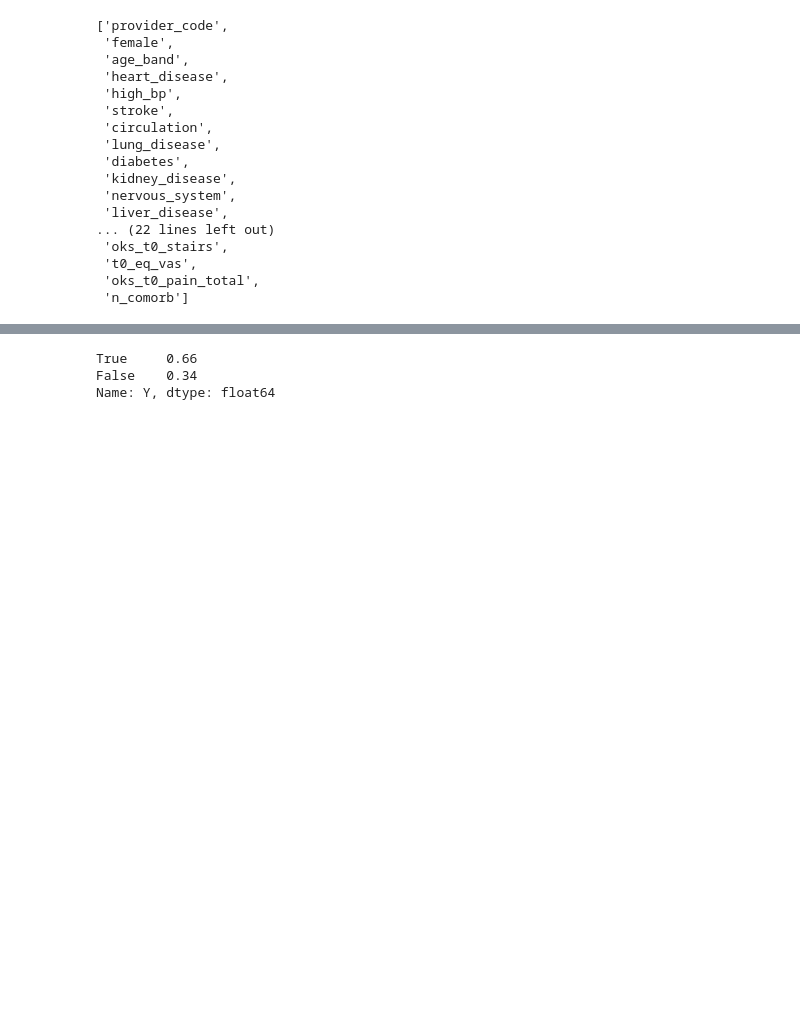
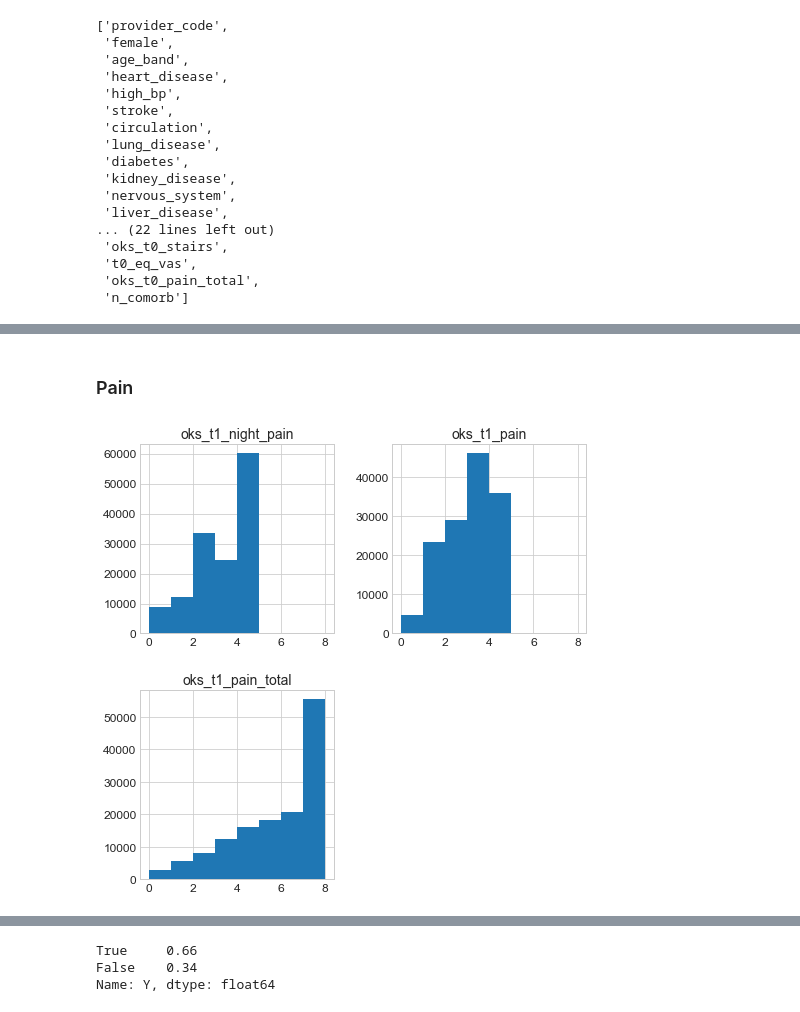
Before and after one commit to EAISI/application-project-nhs-proms, a Jupyter notebook: notebooks/2.0-data-preparation.ipynb, the cells around one changed output, grey strips where cells are left out. Saved outputs shown, nothing was run; the diff lists cells and outputs as text; code cells hidden in the pictures; blank space fills up the shorter version.

Commit message:
add nightingale outcome method to day 2 notebook
Former-commit-id: 16e062464a71a1a187f8975e8dae2b805fba872f

```diff
--- a/notebooks/2.0-data-preparation.ipynb
+++ b/notebooks/2.0-data-preparation.ipynb
@@ -309,10 +310,22 @@ dfc.loc[:, ['provider_code', 'age_band']] = dfc.loc[:, ['provider_code', 'age_ba
 # TO DO: decide what to do with years?!
 
 # feature engineering
-dfc['oks_t0_pain_total'] = dfc['oks_t0_pain'] + dfc['oks_t0_night_pain']
-dfc['n_comorb'] = dfc.loc[:,comorb].sum()
+for t in ("t0", "t1"):
+    dfc[f"oks_{t}_pain_total"] = dfc[f"oks_{t}_pain"] + dfc[f"oks_{t}_night_pain"]
+    dfc[f"oks_{t}_functioning_total"] = (
+        dfc.loc[:, [col for col in oks_questions(t) if "pain" not in col]]
+        .sum(axis=1)
+    )
+dfc["n_comorb"] = dfc.loc[:, comorb].sum()
 
-X_features = ['provider_code', 'female', 'age_band'] + comorb + boolean + eq5d_questions('t0') + oks_questions('t0') + ['t0_eq_vas', 'oks_t0_pain_total', 'n_comorb']
+X_features = (
+    ["provider_code", "female", "age_band"]
+    + comorb
+    + boolean
+    + eq5d_questions("t0")
+    + oks_questions("t0")
+    + ["t0_eq_vas", "oks_t0_pain_total", "n_comorb"]
+)
 X_features
 # %% [output]
 ['provider_code',
@@ -336,0 +359,6 @@ X_features
+# %% [markdown]
+### Pain
+# %%
+dfc[['oks_t1_pain', 'oks_t1_night_pain', 'oks_t1_pain_total']].hist(bins=range(0,9), figsize=S);
+# %% [output]
+[figure, added]
```
Also changed, not shown: parts of 19 cells of this notebook.
